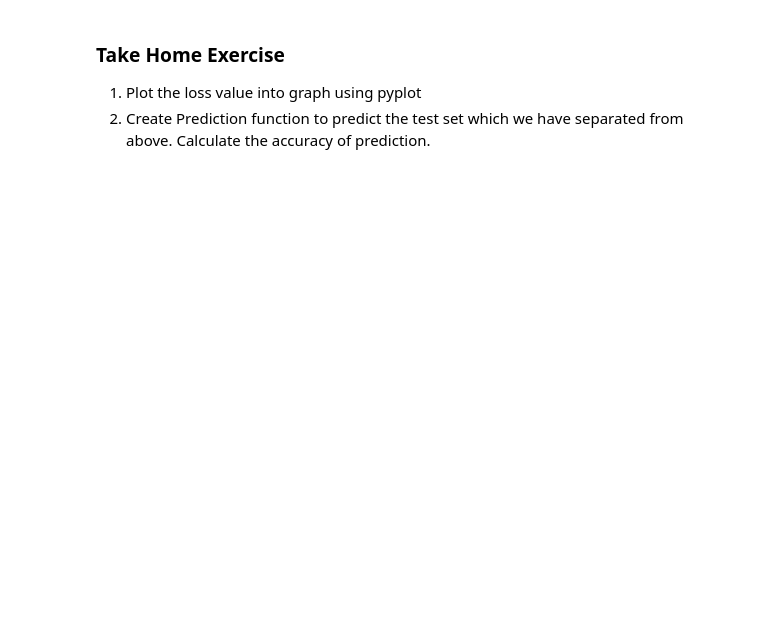
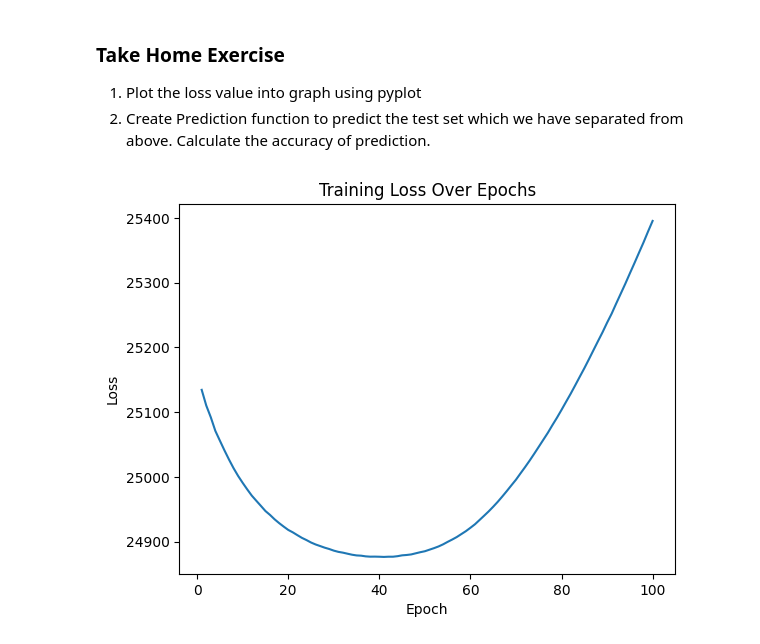
Before and after one commit to SatNaingTun/DLCV-Lab, a Jupyter notebook: DLCV-02-Deep_Learning_and_Neural_Networks/DLCV-02-Deep_Learning_and_Neural_Networks-Copy1.ipynb, the cells around one changed output. Drawn from its saved outputs; the diff is of its cells as text; code cells hidden in the pictures; blank space fills up the shorter version.

```diff
--- a/DLCV-02-Deep_Learning_and_Neural_Networks/DLCV-02-Deep_Learning_and_Neural_Networks-Copy1.ipynb
+++ b/DLCV-02-Deep_Learning_and_Neural_Networks/DLCV-02-Deep_Learning_and_Neural_Networks-Copy1.ipynb
@@ -1504,9 +1661,9 @@ assert y_hat[4] == 1, "Linear_derivative output is incorrect"
 # Grade cell - do not remove
 
 def ReLu_derivative(x):
-    output = None
+    output = np.where(x > 0, 1, 0)
     # YOUR CODE HERE
-    raise NotImplementedError()
+
     return output
 # %%
 # test function - do not remove
@@ -1548,9 +1709,9 @@ assert np.round(y_hat[4],4) == 0.6347, "Tanh_derivative output is incorrect"
 # Grade cell - do not remove
 
 def Sigmoid_derivative(x):
-    output = None
+    output = Sigmoid(x)*(1-Sigmoid(x))
     # YOUR CODE HERE
-    raise NotImplementedError()
+
     return output
 # %%
 # test function - do not remove
@@ -1581,23 +1744,26 @@ def back_propagation(y, a, z, W, dW, db, act_deri):
     for a nice derivation.
     '''
     L = len(W)-1
+    y = np.asarray(y).reshape(-1, 1)
+    delta = [None] * (L + 1)
 
-    # y_hat - y
-    # delta[L] = None
+
+    delta[L] = a[L] - y
+
     for l in range(L,0,-1):
         # db = delta(l)
-        db[l] = None
-
-        # dW = a(l-1) * delta(l)
-        dW[l] = None
+        # Bias and weight gradients
+        db[l] = delta[l]                      # (n_out, 1)
+        dW[l] = a[l - 1] @ delta[l].T         # (n_in, n_out)  ← matches W[l]
 
         if l > 1:
-            # recalculate delta in backward layer
-            # dAct_func(z(l-1)) * (W(l) * delta(l))
-            delta[l-1] = None
+            # activation derivative for layer l-1
+            gprime_fn = act_deri[l - 1] if act_deri[l - 1] is not None else Linear_derivative
+            # Backprop to previous layer: USE W[l], NOT W[l].T
+            delta[l - 1] = (W[l] @ delta[l]) * gprime_fn(z[l - 1])  # (n_{l-1}, 1)
 
     # YOUR CODE HERE
-    raise NotImplementedError()
+
     return dW, db
 # %% [markdown]
 Create activation derivative variable
@@ -1646,7 +1830,11 @@ def update_step(W, B, dW, db, alpha):
         # W[l] = None
         # B[l] = None
         # YOUR CODE HERE
-        raise NotImplementedError()
+        W[l] = np.asarray(W[l]) - alpha * np.asarray(dW[l])
+        B[l] = np.asarray(B[l]) - alpha * np.asarray(db[l])
+
+
+
     return W, B
 # %%
 # test function - do not remove
@@ -1719,4 +1956,11 @@ assert len(cost_arr) == max_iter
 2. Create Prediction function to predict the test set which we have separated from above. Calculate the accuracy of prediction.
 # %%
 # YOUR CODE HERE
-raise NotImplementedError()
+plt.figure()
+plt.plot(range(1, len(cost_arr) + 1), cost_arr)
+plt.xlabel("Epoch")
+plt.ylabel("Loss")
+plt.title("Training Loss Over Epochs")
+plt.show()
+# %% [output]
+[figure, added]
```
Also changed, not shown: parts of 34 cells of this notebook, 4 other files.
